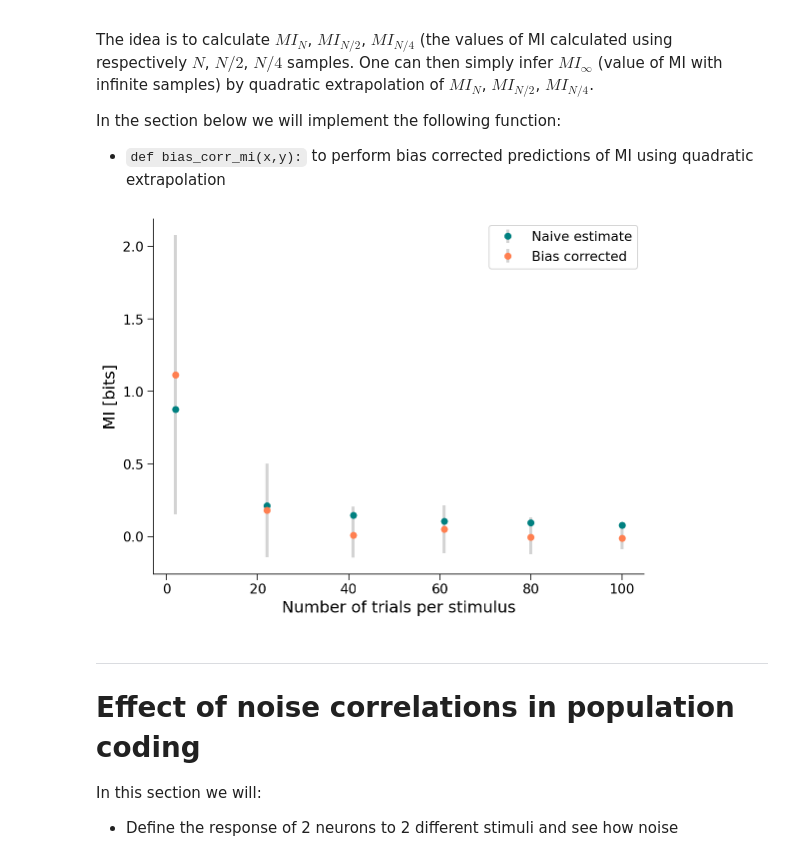
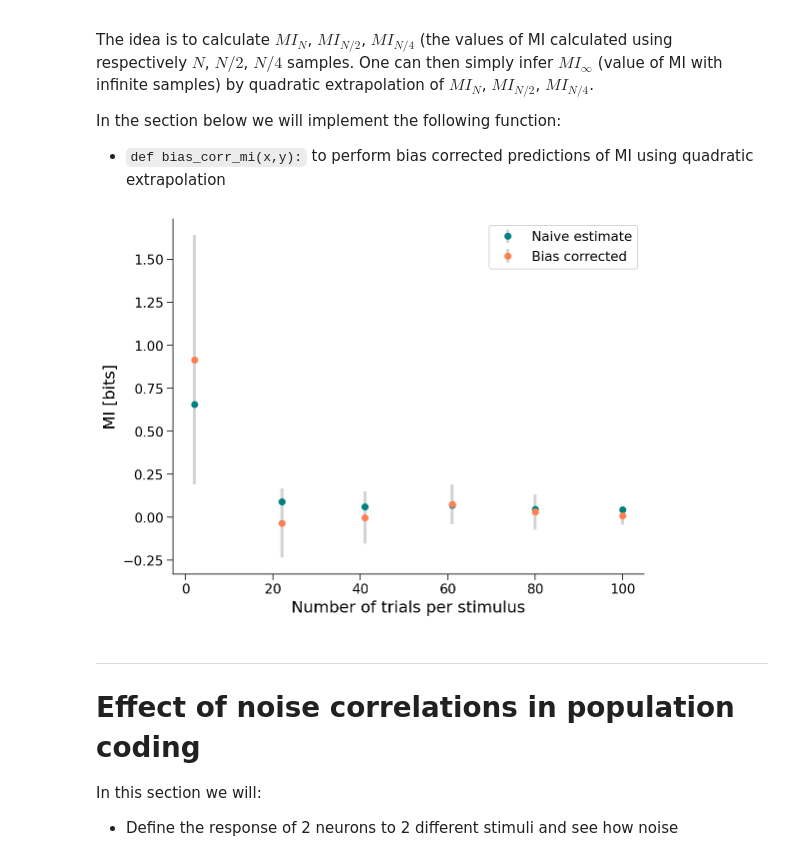
Before and after one commit to rmaffulli/MI_tutorial, a Jupyter notebook: MI_tutorial.ipynb, the cells around one changed output. Drawn from its saved outputs; the diff is of its cells as text; code cells hidden in the pictures.

```diff
--- a/MI_tutorial.ipynb
+++ b/MI_tutorial.ipynb
@@ -257,7 +251,7 @@ We will now play a bit with real data. We will import a dataset of property pric
 Source: The Boston house-price data of Harrison, D. and Rubinfeld, D.L. 'Hedonic prices and the demand for clean air' J. Environ. Economics & Management, vol.5, 81-102, 1978.
 # %%
 #@title {run: "auto" }
-x_var = "crim" #@param ["crim", "nox", "ptratio", "age", "medv"]
+x_var = "nox" #@param ["crim", "nox", "ptratio", "age", "medv"]
 y_var = "crim" #@param ["crim", "nox", "ptratio", "age", "medv"]
 axis_labels = {
     "crim":"Per capita crime rate by town",
@@ -395,8 +391,8 @@ def bin_data(data,nbins,mode):
   # mode is the binning mode, either 'eqspace' for equally spaced bins or 'eqsize' for equally populated bins
   # first implement 'eqspace' mode
   if mode == 'eqspace':
-    bins = np.linspace(np.min(data)-0.1,np.max(data)+0.1,nbins+1)
-    data_binned = np.digitize(data,bins,right=True)
+    edges = np.linspace(np.min(data)-0.1,np.max(data)+0.1,nbins+1)
+    data_binned = np.digitize(data,edges,right=True)
   # then implement equally sized mode
   elif mode == 'eqsize':
     data_binned = np.zeros_like(data)
@@ -413,9 +409,9 @@ def bin_data(data,nbins,mode):
   return data_binned
 # %%
 #@title Histogram resulting from different binning strategies  {run: "auto" }
-trials = 9 #@param {type:"slider", min:1, max:1000, step:1}
+trials = 16 #@param {type:"slider", min:1, max:1000, step:1}
 rate = 4 #@param {type:"slider", min:1, max:10, step:1}
-n_bins = 4 #@param {type:"slider", min:2, max:50, step:1}
+n_bins = 5 #@param {type:"slider", min:2, max:50, step:1}
 
 tm = np.linspace(0,10,2000)
 
@@ -471,9 +469,9 @@ In this section we will:
 - Implement quadratic extrapolation for bias correction
 # %%
 #@title {run: "auto" }
-rate_1 = 2 #@param {type:"slider", min:1, max:10, step:0.5}
-rate_2 = 1.5 #@param {type:"slider", min:1, max:10, step:0.5}
-n_bins = 11 #@param {type:"slider", min:2, max:50, step:1}
+rate_1 = 3 #@param {type:"slider", min:1, max:10, step:0.5}
+rate_2 = 2 #@param {type:"slider", min:1, max:10, step:0.5}
+n_bins = 30 #@param {type:"slider", min:2, max:50, step:1}
 
 n_rep_stats = 20
 n_trials_to_sample = 6
@@ -550,7 +548,7 @@ def bias_corr_mi(x,y):
 #@title {run: "auto" }
 rate_1 = 2.5 #@param {type:"slider", min:1, max:10, step:0.5}
 rate_2 = 2 #@param {type:"slider", min:1, max:10, step:0.5}
-n_bins = 28 #@param {type:"slider", min:2, max:50, step:1}
+n_bins = 4 #@param {type:"slider", min:2, max:50, step:1}
 
 n_rep_stats = 20
 n_trials_to_sample = 6
@@ -565,34 +563,34 @@ for t,trials_n in enumerate(trials):
   for r in range(n_rep_stats):
     trials_n = int(trials_n)
     sp_cnt = np.zeros((2*trials_n,))
     # build stimuli array
     stimuli = np.block([1+np.zeros((trials_n,)), 2+np.zeros((trials_n,))])
     # build response array
     for s in [0,1]:
       for i in range(0,trials_n):
         sp_cnt[s*trials_n+i] = np.sum(poisson_spike(tm,rate[s]))
     # bin responses
     binned_sp_cnt = bin_data(sp_cnt,n_bins,'eqspace')
     # calculate MI
     MI[t,r] = mi(stimuli,binned_sp_cnt)
     MI_bc[t,r] = bias_corr_mi(stimuli,binned_sp_cnt)
 
 # extract mean values and std for error bars
 MI_mn = np.mean(MI,axis=1)
 MI_std = np.std(MI,axis=1)
 MI_bc_mn = np.mean(MI_bc,axis=1)
 MI_bc_std = np.std(MI_bc,axis=1)
 _ = plt.errorbar(trials, MI_mn, yerr=MI_std, fmt='o', color='teal',
              ecolor='lightgray', elinewidth=3, capsize=0,
              label='Naive estimate');
 _ = plt.errorbar(trials, MI_bc_mn, yerr=MI_bc_std, fmt='o', color='coral',
              ecolor='lightgray', elinewidth=3, capsize=0,
              label='Bias corrected');
 _ = plt.xlabel("Number of trials per stimulus")
 _ = plt.ylabel("MI [bits]")
 _ = plt.legend()
 # %% [output]
-[figure, old version]
+[figure, new version]
 # %% [markdown]
 ---
 # Effect of noise correlations in population coding
```
Also changed, not shown: parts of 12 cells of this notebook.
